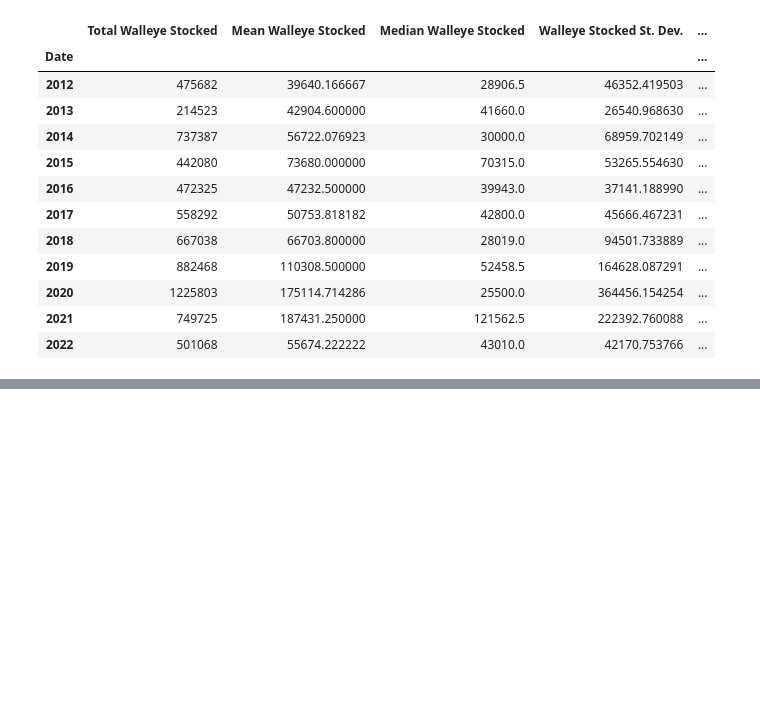
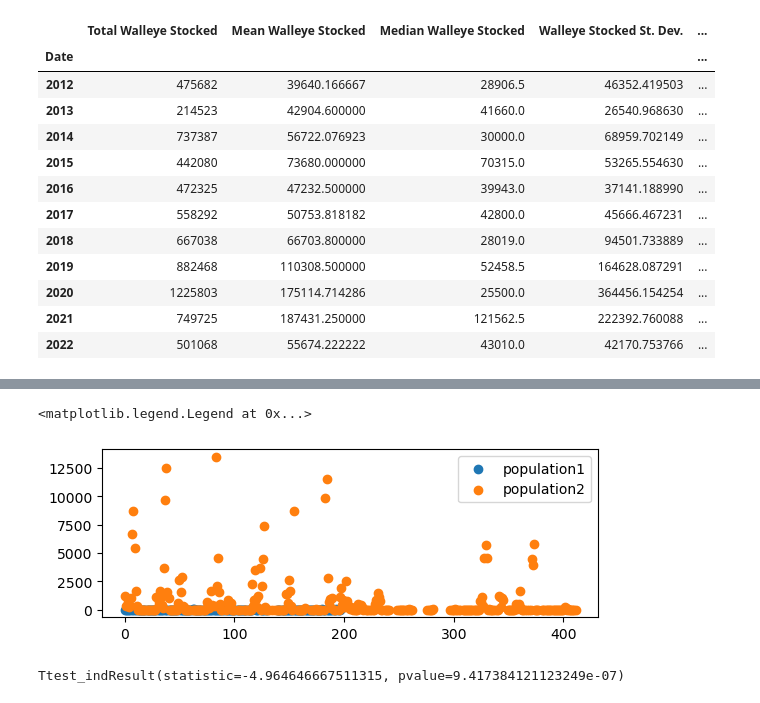
Before and after one commit to jules-krohn/Project1_Group7, a Jupyter notebook: FishingDataCode.ipynb, the cells around one changed output, grey strips where cells are left out. Cells and saved outputs as stored; diff of their text form; code cells hidden in the pictures; blank space fills up the shorter version.

```diff
--- a/FishingDataCode.ipynb
+++ b/FishingDataCode.ipynb
@@ -246,0 +272,20 @@ Complete_sum
+# %%
+#T Test for Walleye
+Population1 = creel.loc[(creel['Species'] == 'WAE') & (creel['County'] == 'OTTAWA')]
+Population1 = Population1['Catch']
+
+
+Population2 = creel.loc[(creel['Species'] == 'WAE') & (creel['County'] == 'CHIPPEWA')]
+Population2= Population2['Catch']
+
+plt.subplot(2, 1, 1)
+plt.scatter(range(len(Population1)), Population1, label="population1")
+plt.scatter(range(len(Population2)), Population2, label="population2")
+plt.legend()
+# %% [output]
+<matplotlib.legend.Legend at 0x...>
+[figure, added]
+# %%
+stats.ttest_ind(Population1.dropna(), Population2.dropna())
+# %% [output]
+Ttest_indResult(statistic=-4.964646667511315, pvalue=9.417384121123249e-07)
```
Also changed, not shown: parts of 6 cells of this notebook.
